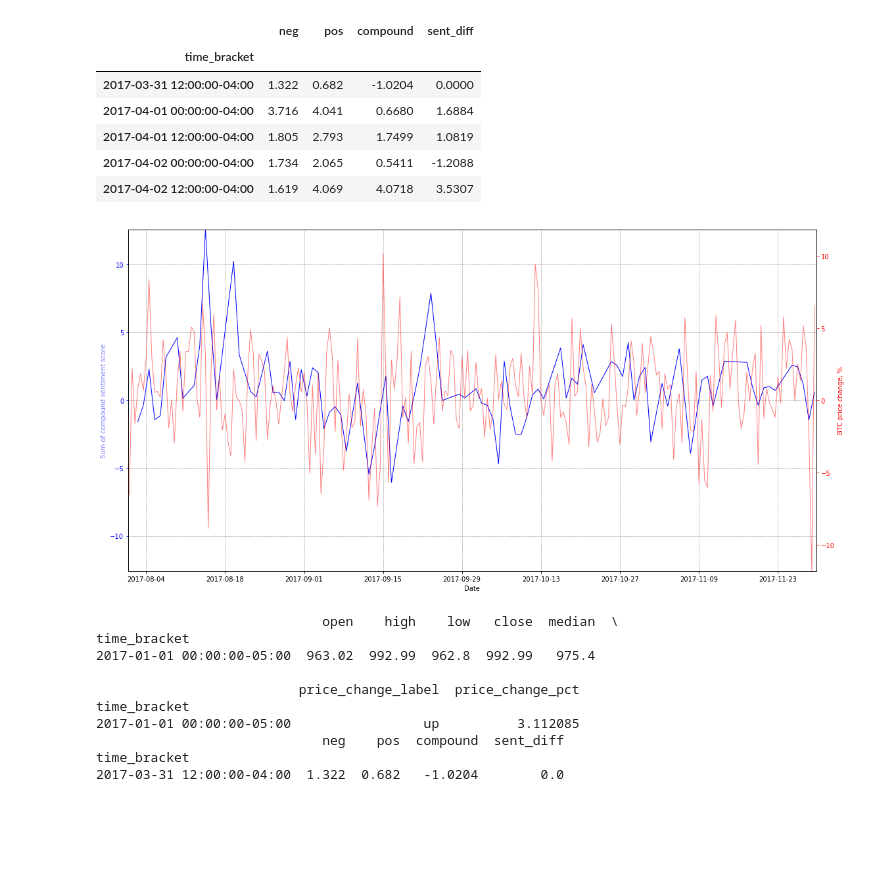
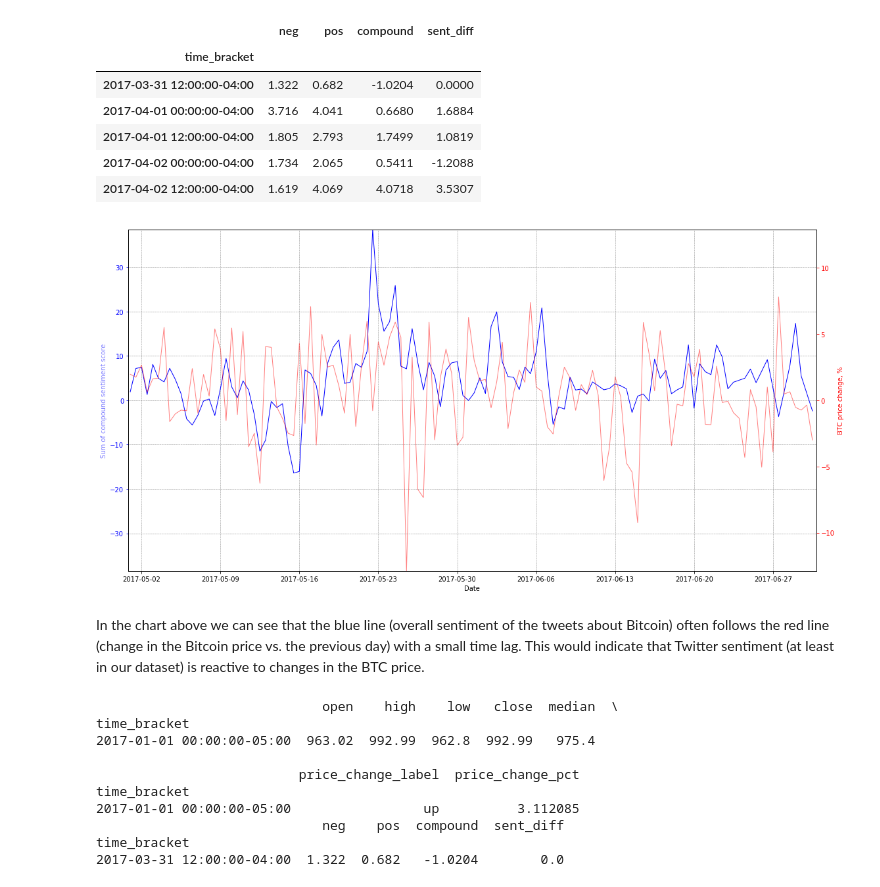
Before and after one commit to Liam-O/Data620, a Jupyter notebook: FinalProject/getting_btc_price.ipynb, the cells around one changed output. Saved outputs shown, nothing was run; the diff lists cells and outputs as text; code cells hidden in the pictures; blank space fills up the shorter version.

```diff
--- a/FinalProject/getting_btc_price.ipynb
+++ b/FinalProject/getting_btc_price.ipynb
@@ -235,0 +238,4 @@ twt.head(5)
+# %%
+twt_path_1 = "data/tweepy_tweets.csv"
+twt_1 = pd.read_csv(twt_path_1)
+twt_1.head(5)
@@ -235,0 +249,4 @@ twt.head(5)
+# %%
+# Union the two datasources
+twt = pd.concat([twt, twt_1],axis=0,ignore_index=True)
+twt.shape
@@ -235,0 +255,5 @@ twt.head(5)
+# %%
+twt = twt.sort_values("timestamp")
+twt["timestamp"] = pd.to_datetime(twt["timestamp"])
+twt = twt[twt["timestamp"]>= pd.to_datetime("2017-01-01")]
+twt.head()
@@ -382,14 +413,14 @@ twt_clean_agg.head()
 | 2017-04-02 00:00:00-04:00 | 1.734 | 2.065 | 0.5411 | -1.2088 |
 | 2017-04-02 12:00:00-04:00 | 1.619 | 4.069 | 4.0718 | 3.5307 |
 # %%
-df1 = twt_clean_agg[pd.to_datetime("2017-04-01").date():]
-df2 = btc_ohlc[pd.to_datetime("2017-04-01").date():]
+df1 = twt_clean_agg[pd.to_datetime("2017-02-01").date():]
+df2 = btc_ohlc[pd.to_datetime("2017-02-01").date():]
 
 import datetime
 #Zoom timeline
 format = '%Y-%m-%d %H:%M:%S'
-start = datetime.date(2017, 8, 1) #enter 'None' to see all left
-end = datetime.date(2017, 12, 1) #enter 'None' to see all right
+start = datetime.date(2017, 5, 1) #enter 'None' to see all left
+end = datetime.date(2017, 7, 1) #enter 'None' to see all right
 
 #Variables
 twt_var = "compound"#"sent_diff"
@@ -404,34 +435,36 @@ btc_lim = max(abs(df2[btc_var]))
 
 fig, ax1 = plt.subplots(figsize=(16, 8))
 ax1.plot(df1.index, df1[twt_var], linewidth=1,color="blue")
 ax1.set_xlabel('Date')
 
 # Make the y-axis label, ticks and tick labels match the line color.
 ax1.set_ylabel('Sum of compound sentiment score', color='blue', alpha = 0.5)
 ax1.tick_params('y', colors='blue')
 ax1.grid(color='grey', linestyle='--', linewidth=.5)
 ax1.set_ylim(-twt_lim, twt_lim)
 ax1.set_xlim(left = start, right = end)
 #ax1.set_yscale("log", nonposy='clip')
 
 ax2 = ax1.twinx()
 
 ax2.plot(df2.index, df2[btc_var], linewidth=1,color="red", alpha = 0.5)
 ax2.set_ylabel('BTC price change, %', color='red')
 ax2.tick_params('y', colors='red')
 ax2.set_xlim(left = start, right = end)
 ax2.set_ylim(-btc_lim, btc_lim)
 #ax2.set_yscale("log", nonposy='clip')
 
 # ax3 = ax1.twinx()
 # ax3 = ax1.twiny()
 # ax3.plot(twt_clean_daily.index,np.repeat(0,len(twt_clean_daily.index)),
 #          linewidth=1,color="black")
 
 fig.tight_layout()
 plt.show()
 # %% [output]
-[figure, old version]
+[figure, new version]
+# %% [markdown]
+In the chart above we can see that the blue line (overall sentiment of the tweets about Bitcoin) often follows the red line (change in the Bitcoin price vs. the previous day) with a small time lag. This would indicate that Twitter sentiment (at least in our dataset) is reactive to changes in the BTC price.
 # %%
 print(btc_ohlc.head(1))
 print(twt_clean_agg.head(1))
```
Also changed, not shown: parts of 17 cells of this notebook, 1 other file.
